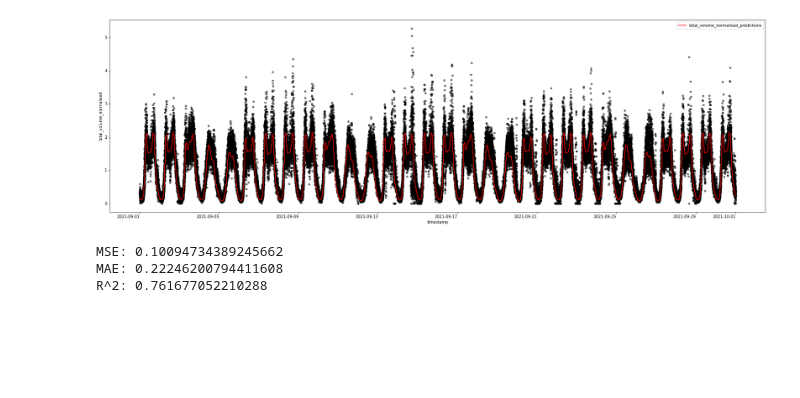
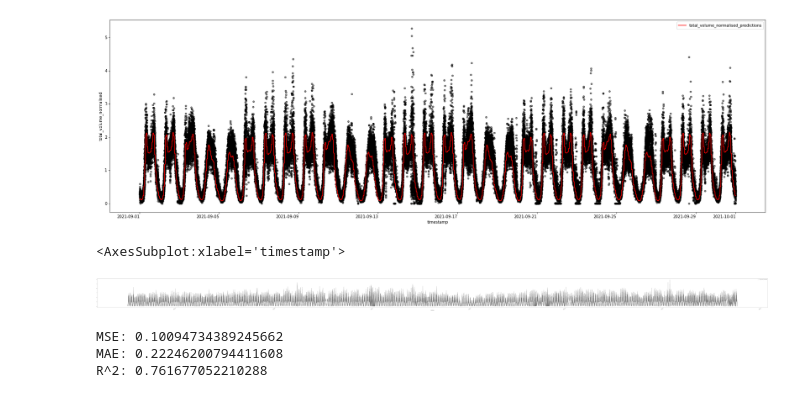
Before and after one commit to JakeRobertBaker/Highways, a Jupyter notebook: Full-Pipeline.ipynb, the cells around one changed output. Drawn from its saved outputs; the diff is of its cells as text; code cells hidden in the pictures; blank space fills up the shorter version.

```diff
--- a/Full-Pipeline.ipynb
+++ b/Full-Pipeline.ipynb
@@ -494,6 +522,11 @@ filterd_report.plot('timestamp','total_volume_normalised', figsize = (30,10), c=
 plt.show()
 # %% [output]
 [figure]
+# %%
+clean_test_report_df.plot('timestamp','total_volume_normalised', figsize = (200,10), c='black', kind='line', alpha=0.5)
+# %% [output]
+<AxesSubplot:xlabel='timestamp'>
+[figure, added]
 # %%
 def test_report(y_true, y_pred):
     print(f"MSE: {mean_squared_error(y_true, y_pred)}")
```
Also changed, not shown: parts of 6 cells of this notebook.
